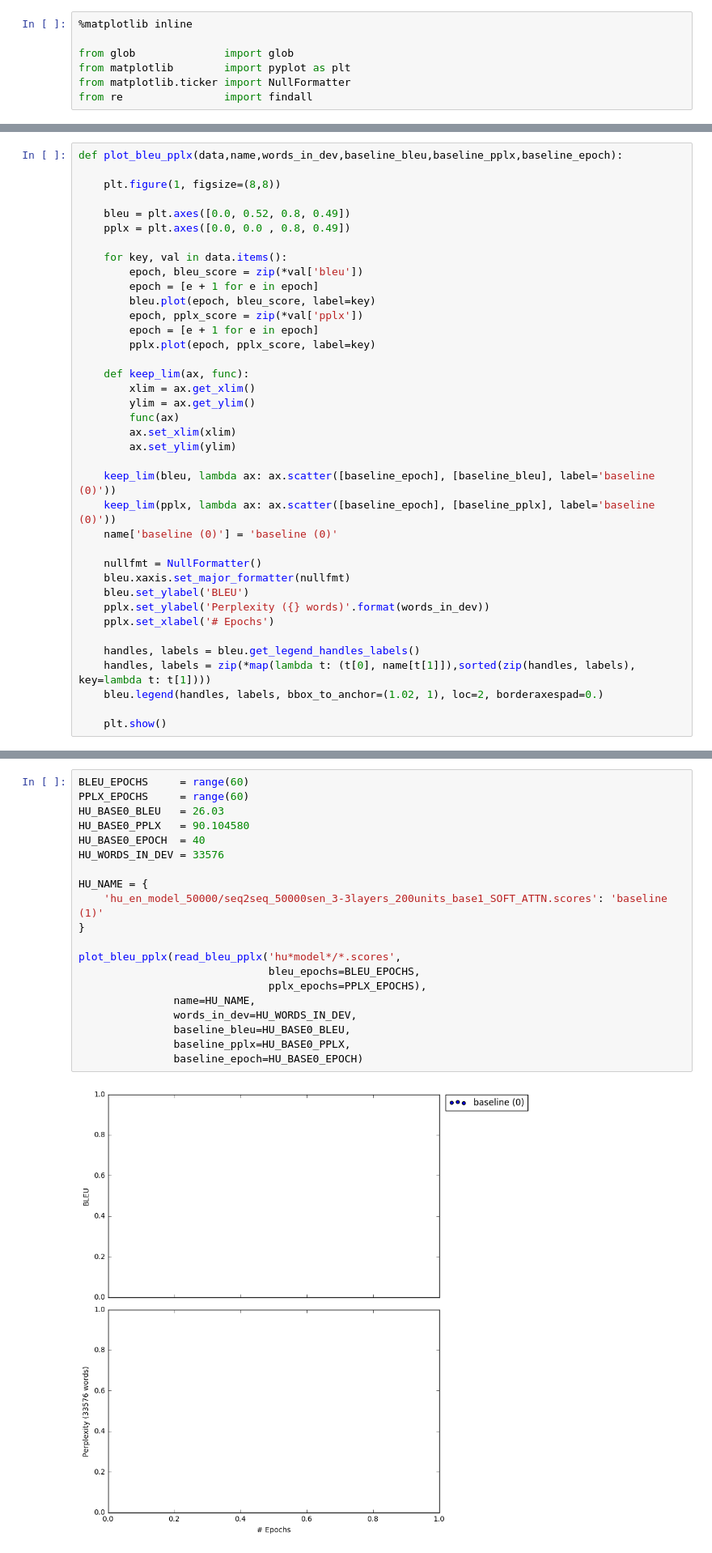
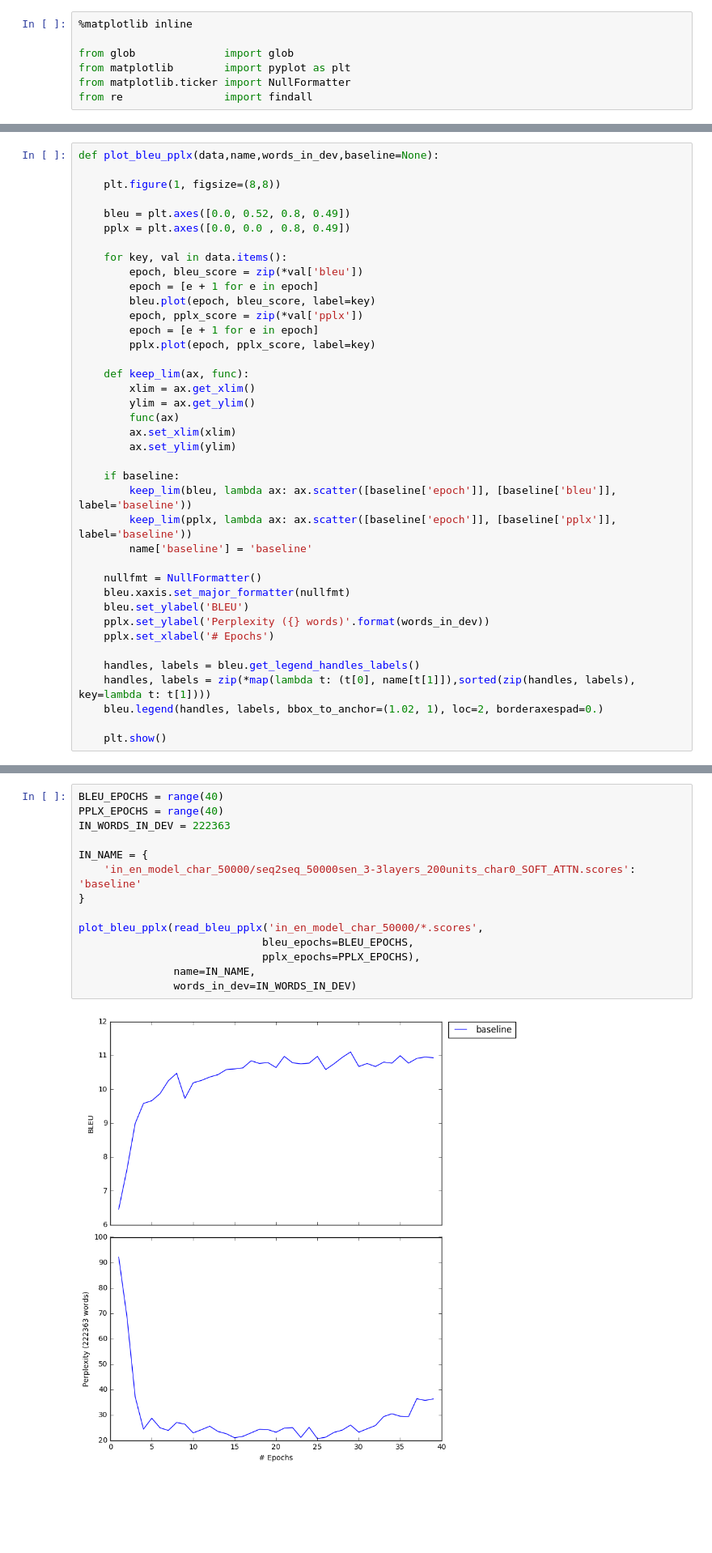
Before and after one commit to wenkokke/UoE-MT3-NMT, a Jupyter notebook: plot_bleu_pplx.ipynb, the cells around one changed output, grey strips where cells are left out. Shown: that part at 81% size. Drawn from its saved outputs; the diff is of its cells as text; blank space fills up the shorter version.

Commit message:
Updated plotting scripts to create a plot for the character-based model of Inuktitut (char0).

```diff
--- a/plot_bleu_pplx.ipynb
+++ b/plot_bleu_pplx.ipynb
@@ -18,7 +18,7 @@ def read_bleu_pplx(patn,bleu_epochs,pplx_epochs):
             data[output_path] = {'bleu': bleu_scores, 'pplx': pplx_scores}
     return data
 # %%
-def plot_bleu_pplx(data,name,words_in_dev,baseline_bleu,baseline_pplx,baseline_epoch):
+def plot_bleu_pplx(data,name,words_in_dev,baseline=None):
 
     plt.figure(1, figsize=(8,8))
 
@@ -40,9 +40,10 @@ def plot_bleu_pplx(data,name,words_in_dev,baseline_bleu,baseline_pplx,baseline_e
         ax.set_xlim(xlim)
         ax.set_ylim(ylim)
 
-    keep_lim(bleu, lambda ax: ax.scatter([baseline_epoch], [baseline_bleu], label='baseline (0)'))
-    keep_lim(pplx, lambda ax: ax.scatter([baseline_epoch], [baseline_pplx], label='baseline (0)'))
-    name['baseline (0)'] = 'baseline (0)'
+    if baseline:
+        keep_lim(bleu, lambda ax: ax.scatter([baseline['epoch']], [baseline['bleu']], label='baseline'))
+        keep_lim(pplx, lambda ax: ax.scatter([baseline['epoch']], [baseline['pplx']], label='baseline'))
+        name['baseline'] = 'baseline'
 
     nullfmt = NullFormatter()
     bleu.xaxis.set_major_formatter(nullfmt)
@@ -80,22 +81,16 @@ plot_bleu_pplx(read_bleu_pplx('in*model*/*.scores',
 # %%
-BLEU_EPOCHS     = range(60)
-PPLX_EPOCHS     = range(60)
-HU_BASE0_BLEU   = 26.03
-HU_BASE0_PPLX   = 90.104580
-HU_BASE0_EPOCH  = 40
-HU_WORDS_IN_DEV = 33576
+BLEU_EPOCHS = range(40)
+PPLX_EPOCHS = range(40)
+IN_WORDS_IN_DEV = 222363
 
-HU_NAME = {
-    'hu_en_model_50000/seq2seq_50000sen_3-3layers_200units_base1_SOFT_ATTN.scores': 'baseline (1)'
+IN_NAME = {
+    'in_en_model_char_50000/seq2seq_50000sen_3-3layers_200units_char0_SOFT_ATTN.scores': 'baseline'
 }
 
-plot_bleu_pplx(read_bleu_pplx('hu*model*/*.scores',
-                              bleu_epochs=BLEU_EPOCHS,
-                              pplx_epochs=PPLX_EPOCHS),
-               name=HU_NAME,
-               words_in_dev=HU_WORDS_IN_DEV,
-               baseline_bleu=HU_BASE0_BLEU,
-               baseline_pplx=HU_BASE0_PPLX,
-               baseline_epoch=HU_BASE0_EPOCH)
+plot_bleu_pplx(read_bleu_pplx('in_en_model_char_50000/*.scores',
+                             bleu_epochs=BLEU_EPOCHS,
+                             pplx_epochs=PPLX_EPOCHS),
+               name=IN_NAME,
+               words_in_dev=IN_WORDS_IN_DEV)
 # %% [output]
-[figure, old version]
+[figure, new version]
```
Also changed, not shown: parts of 1 cell of this notebook.
